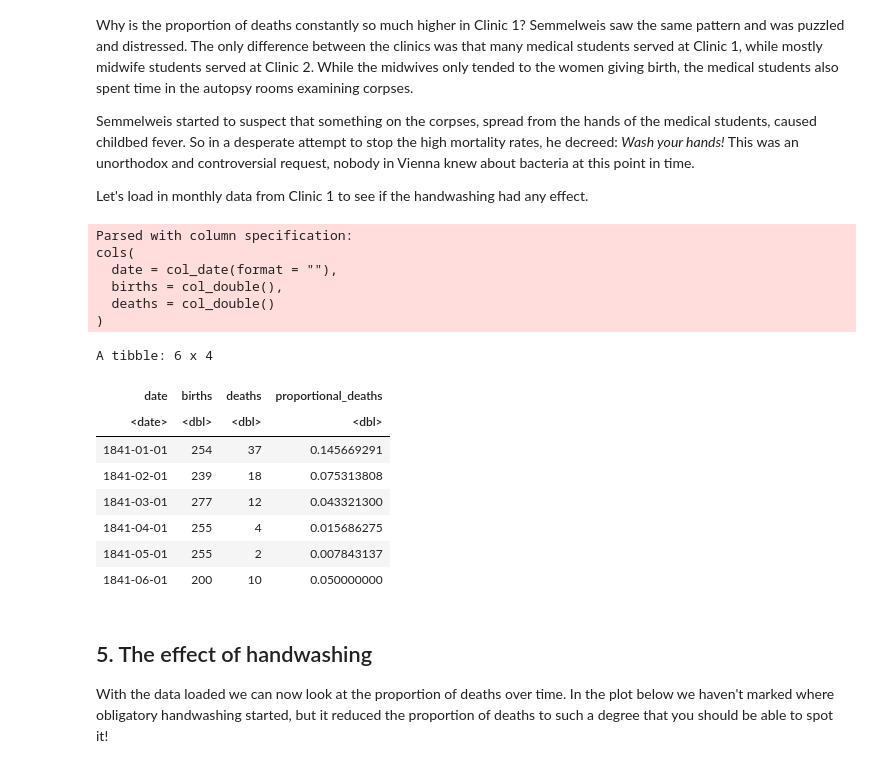
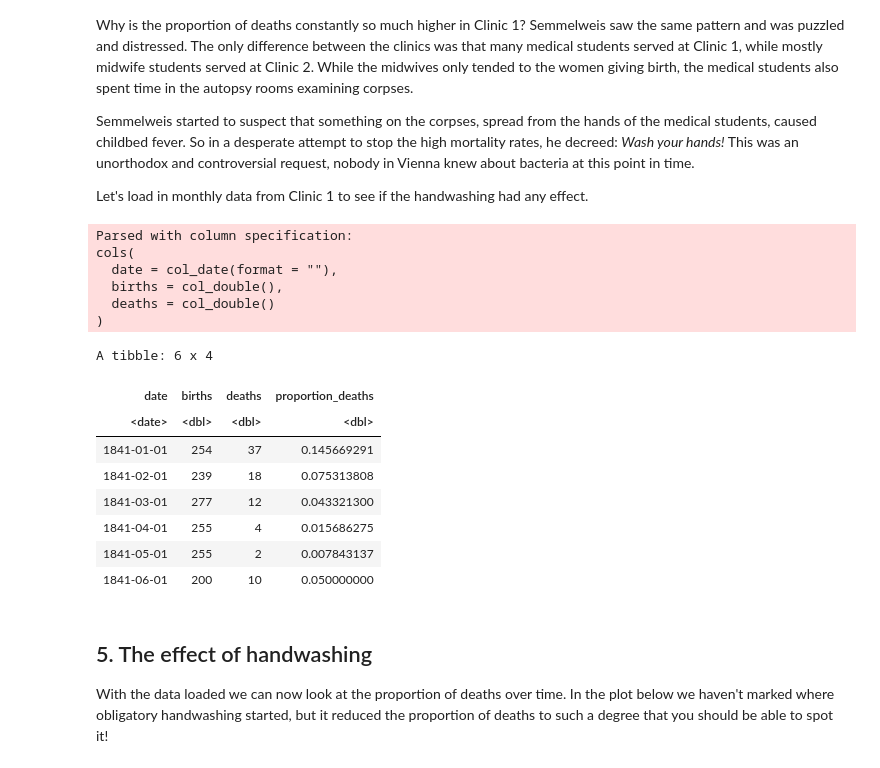
Before and after one commit to rjrahul24/R-case-study-invention-of-handwashing, a Jupyter notebook: Dr. Semmelweis and the Discovery of Handwashing/notebook.ipynb, the cells around one changed output. Drawn from its saved outputs; the diff is of its cells as text; code cells hidden in the pictures.

```diff
--- a/Dr. Semmelweis and the Discovery of Handwashing/notebook.ipynb
+++ b/Dr. Semmelweis and the Discovery of Handwashing/notebook.ipynb
@@ -97,24 +89,24 @@ ggplot(yearly, aes(x=year, y=proportion_deaths, color=clinic)) + geom_line()
 # %%
 # Read datasets/monthly_deaths.csv into monthly
 monthly <- read_csv("datasets/monthly_deaths.csv")
 
 # Adding a new column with proportion of deaths per no. births
 # .... YOUR CODE FOR TASK 4 ....
 monthly <- monthly %>%
-    mutate(proportional_deaths = deaths/births)
+    mutate(proportion_deaths = deaths/births)
 
 # Print out the first rows in monthly
 # .... YOUR CODE FOR TASK 4 ....
 head(monthly)
 # %% [output]
 Parsed with column specification:
 cols(
   date = col_date(format = ""),
   births = col_double(),
   deaths = col_double()
 )
 A tibble: 6 x 4
-| date | births | deaths | proportional_deaths |
+| date | births | deaths | proportion_deaths |
 | <date> | <dbl> | <dbl> | <dbl> |
 | 1841-01-01 | 254 | 37 | 0.145669291 |
 | 1841-02-01 | 239 | 18 | 0.075313808 |
```
Also changed, not shown: parts of 7 cells of this notebook, 1 other file.
